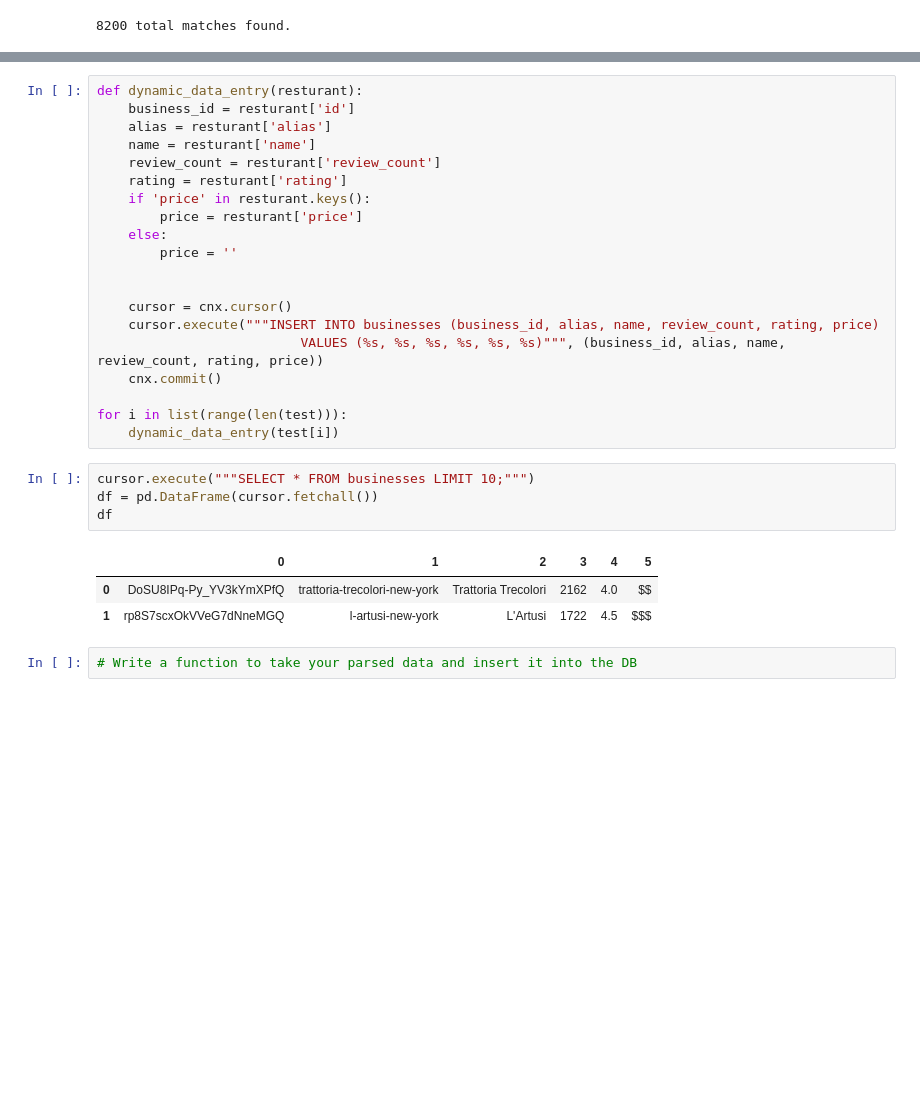
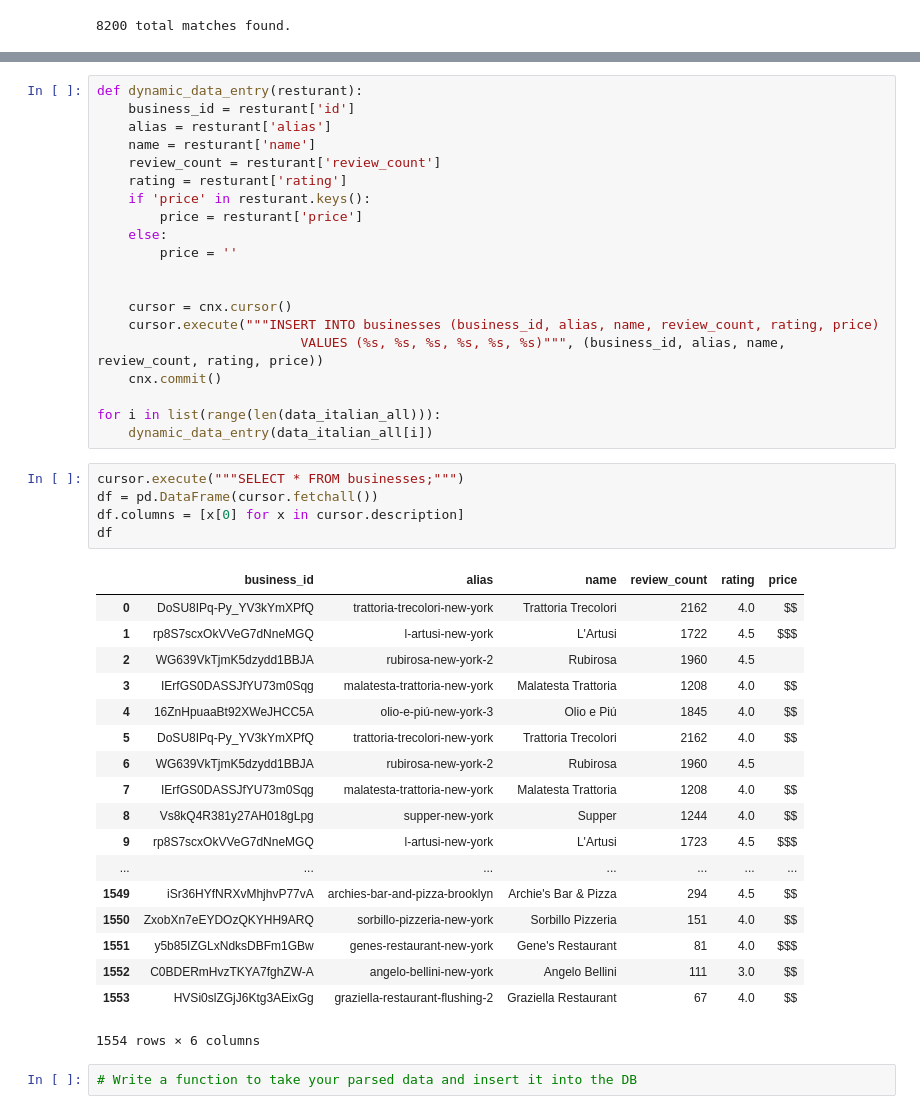
Before and after one commit to oqusous/nyc-mhtn-ds-071519-lectures, a Jupyter notebook: week-2/Yelp_API_SQL_lab.ipynb, the cells around one changed output, grey strips where cells are left out. Saved outputs shown, nothing was run; the diff lists cells and outputs as text; blank space fills up the shorter version.

```diff
--- a/week-2/Yelp_API_SQL_lab.ipynb
+++ b/week-2/Yelp_API_SQL_lab.ipynb
@@ -268,16 +238,32 @@ def dynamic_data_entry(resturant):
                           VALUES (%s, %s, %s, %s, %s, %s)""", (business_id, alias, name, review_count, rating, price))
     cnx.commit()
 
-for i in list(range(len(test))):
-    dynamic_data_entry(test[i])
+for i in list(range(len(data_italian_all))):
+    dynamic_data_entry(data_italian_all[i])
 # %%
-cursor.execute("""SELECT * FROM businesses LIMIT 10;""")
+cursor.execute("""SELECT * FROM businesses;""")
 df = pd.DataFrame(cursor.fetchall())
+df.columns = [x[0] for x in cursor.description]
 df
 # %% [output]
-|  | 0 | 1 | 2 | 3 | 4 | 5 |
+|  | business_id | alias | name | review_count | rating | price |
 | 0 | DoSU8IPq-Py_YV3kYmXPfQ | trattoria-trecolori-new-york | Trattoria Trecolori | 2162 | 4.0 | $$ |
 | 1 | rp8S7scxOkVVeG7dNneMGQ | l-artusi-new-york | L'Artusi | 1722 | 4.5 | $$$ |
+| 2 | WG639VkTjmK5dzydd1BBJA | rubirosa-new-york-2 | Rubirosa | 1960 | 4.5 |  |
+| 3 | IErfGS0DASSJfYU73m0Sqg | malatesta-trattoria-new-york | Malatesta Trattoria | 1208 | 4.0 | $$ |
+| 4 | 16ZnHpuaaBt92XWeJHCC5A | olio-e-piú-new-york-3 | Olio e Piú | 1845 | 4.0 | $$ |
+| 5 | DoSU8IPq-Py_YV3kYmXPfQ | trattoria-trecolori-new-york | Trattoria Trecolori | 2162 | 4.0 | $$ |
+| 6 | WG639VkTjmK5dzydd1BBJA | rubirosa-new-york-2 | Rubirosa | 1960 | 4.5 |  |
+| 7 | IErfGS0DASSJfYU73m0Sqg | malatesta-trattoria-new-york | Malatesta Trattoria | 1208 | 4.0 | $$ |
+| 8 | Vs8kQ4R381y27AH018gLpg | supper-new-york | Supper | 1244 | 4.0 | $$ |
+| 9 | rp8S7scxOkVVeG7dNneMGQ | l-artusi-new-york | L'Artusi | 1723 | 4.5 | $$$ |
+| ... | ... | ... | ... | ... | ... | ... |
+| 1549 | iSr36HYfNRXvMhjhvP77vA | archies-bar-and-pizza-brooklyn | Archie's Bar & Pizza | 294 | 4.5 | $$ |
+| 1550 | ZxobXn7eEYDOzQKYHH9ARQ | sorbillo-pizzeria-new-york | Sorbillo Pizzeria | 151 | 4.0 | $$ |
+| 1551 | y5b85IZGLxNdksDBFm1GBw | genes-restaurant-new-york | Gene's Restaurant | 81 | 4.0 | $$$ |
+| 1552 | C0BDERmHvzTKYA7fghZW-A | angelo-bellini-new-york | Angelo Bellini | 111 | 3.0 | $$ |
+| 1553 | HVSi0slZGjJ6Ktg3AEixGg | graziella-restaurant-flushing-2 | Graziella Restaurant | 67 | 4.0 | $$ |
+1554 rows × 6 columns
 # %%
 # Write a function to take your parsed data and insert it into the DB
 # %% [markdown]
```
Also changed, not shown: parts of 11 cells of this notebook.
